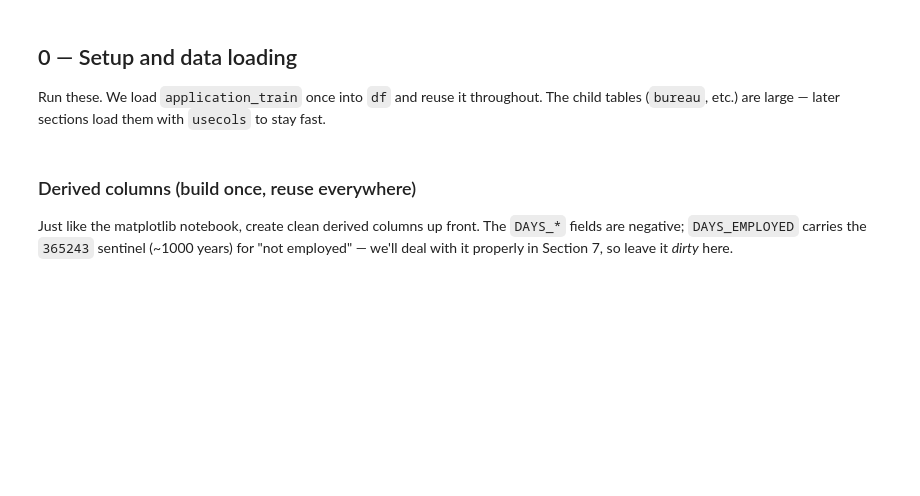
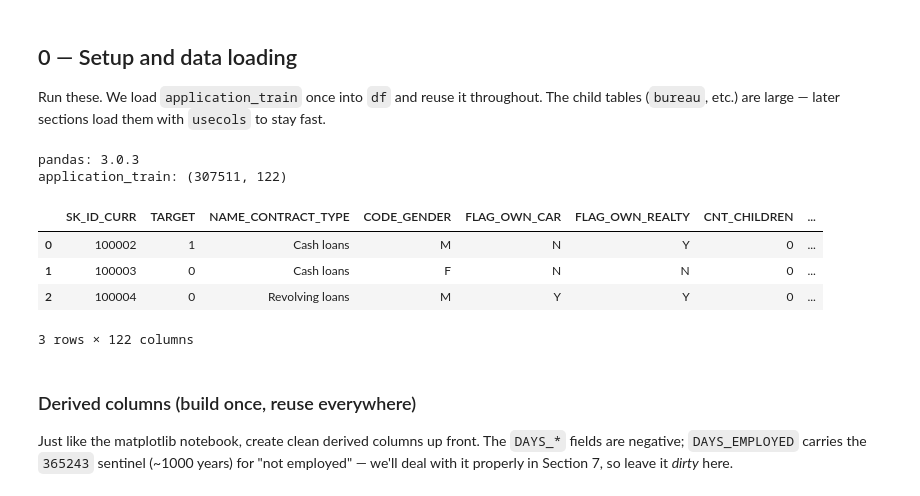
Before and after one commit to smallchuch/CreditRiskLearning, a Jupyter notebook: Learning Journey/1.3 - Pandas/pandas_practice_home_credit.ipynb, the cells around one changed output. Drawn from its saved outputs; the diff is of its cells as text; code cells hidden in the pictures; blank space fills up the shorter version.

```diff
--- a/Learning Journey/1.3 - Pandas/pandas_practice_home_credit.ipynb
+++ b/Learning Journey/1.3 - Pandas/pandas_practice_home_credit.ipynb
@@ -28,15 +28,22 @@ Run these. We load `application_train` once into `df` and reuse it throughout. T
 # %%
 import numpy as np
 import pandas as pd
 
 pd.set_option("display.max_columns", 60)
 pd.set_option("display.width", 200)
 print("pandas:", pd.__version__)
 
-DATA = "../../Home Credit Default Risk"   # adjust if needed
-df = pd.read_csv(f"{DATA}/application_train.csv")
+df = pd.read_csv(f"../../Datasets/Home Credit Default Risk/application_train.csv")
 print("application_train:", df.shape)
 df.head(3)
+# %% [output]
+pandas: 3.0.3
+application_train: (307511, 122)
+|  | SK_ID_CURR | TARGET | NAME_CONTRACT_TYPE | CODE_GENDER | FLAG_OWN_CAR | FLAG_OWN_REALTY | CNT_CHILDREN | ... |
+| 0 | 100002 | 1 | Cash loans | M | N | Y | 0 | ... |
+| 1 | 100003 | 0 | Cash loans | F | N | N | 0 | ... |
+| 2 | 100004 | 0 | Revolving loans | M | Y | Y | 0 | ... |
+3 rows × 122 columns
 # %% [markdown]
 ### Derived columns (build once, reuse everywhere)
 
```
Also changed, not shown: parts of 3 cells of this notebook, 1 other file.
